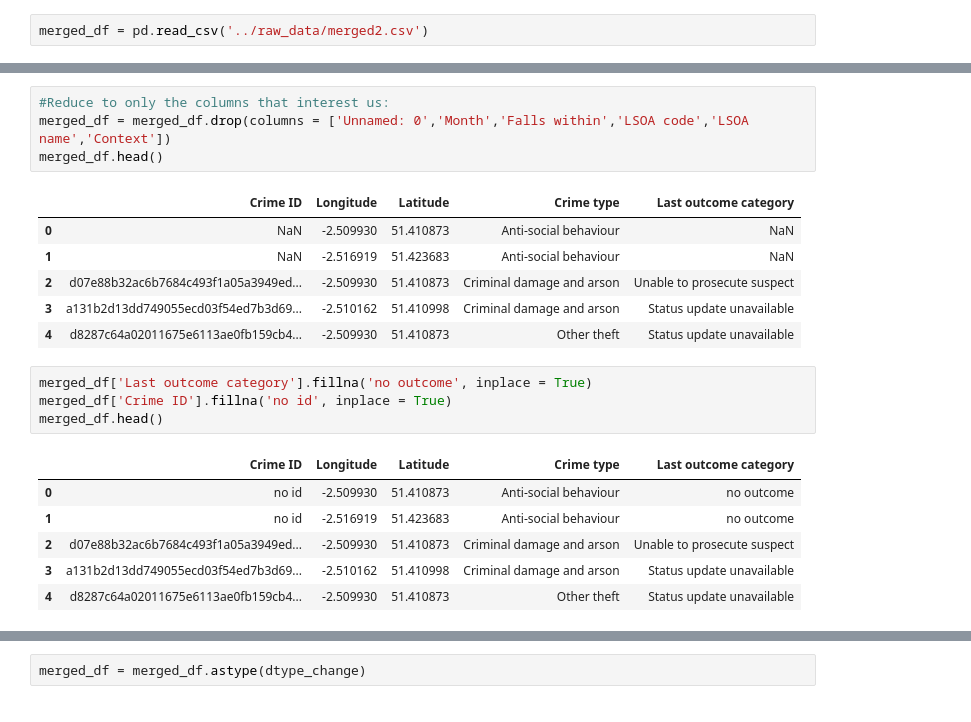
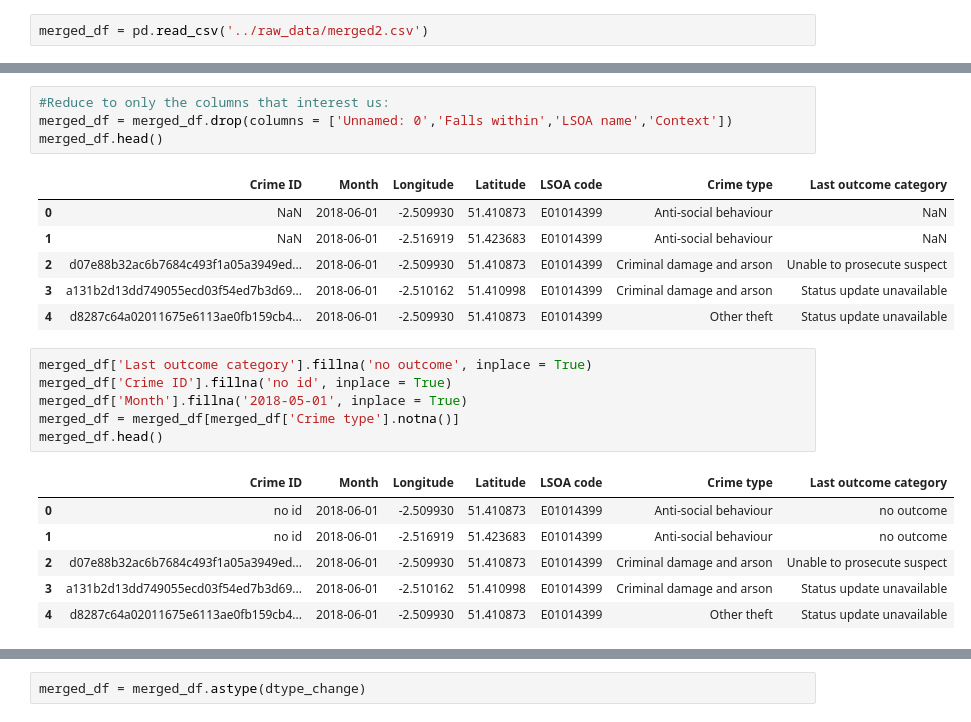
Before and after one commit to BrialFGD/projectUKcrime, a Jupyter notebook: notebooks/Prediction_model_explore.ipynb, the cells around one changed output, grey strips where cells are left out. Drawn from its saved outputs; the diff is of its cells as text.

```diff
--- a/notebooks/Prediction_model_explore.ipynb
+++ b/notebooks/Prediction_model_explore.ipynb
@@ -13,26 +13,28 @@ merged_df.head()
 | 4 | 9065005 | d8287c64a02011675e6113ae0fb159cb4... | 2018-06-01 | Avon and Somerset Constabulary | -2.509930 | 51.410873 | E01014399 | Bath and North East Somerset 001A | Other theft | ... |
 # %%
 #Reduce to only the columns that interest us:
-merged_df = merged_df.drop(columns = ['Unnamed: 0','Month','Falls within','LSOA code','LSOA name','Context'])
+merged_df = merged_df.drop(columns = ['Unnamed: 0','Falls within','LSOA name','Context'])
 merged_df.head()
 # %% [output]
-|  | Crime ID | Longitude | Latitude | Crime type | Last outcome category |
-| 0 | NaN | -2.509930 | 51.410873 | Anti-social behaviour | NaN |
-| 1 | NaN | -2.516919 | 51.423683 | Anti-social behaviour | NaN |
-| 2 | d07e88b32ac6b7684c493f1a05a3949ed... | -2.509930 | 51.410873 | Criminal damage and arson | Unable to prosecute suspect |
-| 3 | a131b2d13dd749055ecd03f54ed7b3d69... | -2.510162 | 51.410998 | Criminal damage and arson | Status update unavailable |
-| 4 | d8287c64a02011675e6113ae0fb159cb4... | -2.509930 | 51.410873 | Other theft | Status update unavailable |
+|  | Crime ID | Month | Longitude | Latitude | LSOA code | Crime type | Last outcome category |
+| 0 | NaN | 2018-06-01 | -2.509930 | 51.410873 | E01014399 | Anti-social behaviour | NaN |
+| 1 | NaN | 2018-06-01 | -2.516919 | 51.423683 | E01014399 | Anti-social behaviour | NaN |
+| 2 | d07e88b32ac6b7684c493f1a05a3949ed... | 2018-06-01 | -2.509930 | 51.410873 | E01014399 | Criminal damage and arson | Unable to prosecute suspect |
+| 3 | a131b2d13dd749055ecd03f54ed7b3d69... | 2018-06-01 | -2.510162 | 51.410998 | E01014399 | Criminal damage and arson | Status update unavailable |
+| 4 | d8287c64a02011675e6113ae0fb159cb4... | 2018-06-01 | -2.509930 | 51.410873 | E01014399 | Other theft | Status update unavailable |
 # %%
 merged_df['Last outcome category'].fillna('no outcome', inplace = True)
 merged_df['Crime ID'].fillna('no id', inplace = True)
+merged_df['Month'].fillna('2018-05-01', inplace = True)
+merged_df = merged_df[merged_df['Crime type'].notna()]
 merged_df.head()
 # %% [output]
-|  | Crime ID | Longitude | Latitude | Crime type | Last outcome category |
-| 0 | no id | -2.509930 | 51.410873 | Anti-social behaviour | no outcome |
-| 1 | no id | -2.516919 | 51.423683 | Anti-social behaviour | no outcome |
-| 2 | d07e88b32ac6b7684c493f1a05a3949ed... | -2.509930 | 51.410873 | Criminal damage and arson | Unable to prosecute suspect |
-| 3 | a131b2d13dd749055ecd03f54ed7b3d69... | -2.510162 | 51.410998 | Criminal damage and arson | Status update unavailable |
-| 4 | d8287c64a02011675e6113ae0fb159cb4... | -2.509930 | 51.410873 | Other theft | Status update unavailable |
+|  | Crime ID | Month | Longitude | Latitude | LSOA code | Crime type | Last outcome category |
+| 0 | no id | 2018-06-01 | -2.509930 | 51.410873 | E01014399 | Anti-social behaviour | no outcome |
+| 1 | no id | 2018-06-01 | -2.516919 | 51.423683 | E01014399 | Anti-social behaviour | no outcome |
+| 2 | d07e88b32ac6b7684c493f1a05a3949ed... | 2018-06-01 | -2.509930 | 51.410873 | E01014399 | Criminal damage and arson | Unable to prosecute suspect |
+| 3 | a131b2d13dd749055ecd03f54ed7b3d69... | 2018-06-01 | -2.510162 | 51.410998 | E01014399 | Criminal damage and arson | Status update unavailable |
+| 4 | d8287c64a02011675e6113ae0fb159cb4... | 2018-06-01 | -2.509930 | 51.410873 | E01014399 | Other theft | Status update unavailable |
 # %%
 merged_df.info()
 # %% [output]
```
Also changed, not shown: parts of 43 cells of this notebook.
